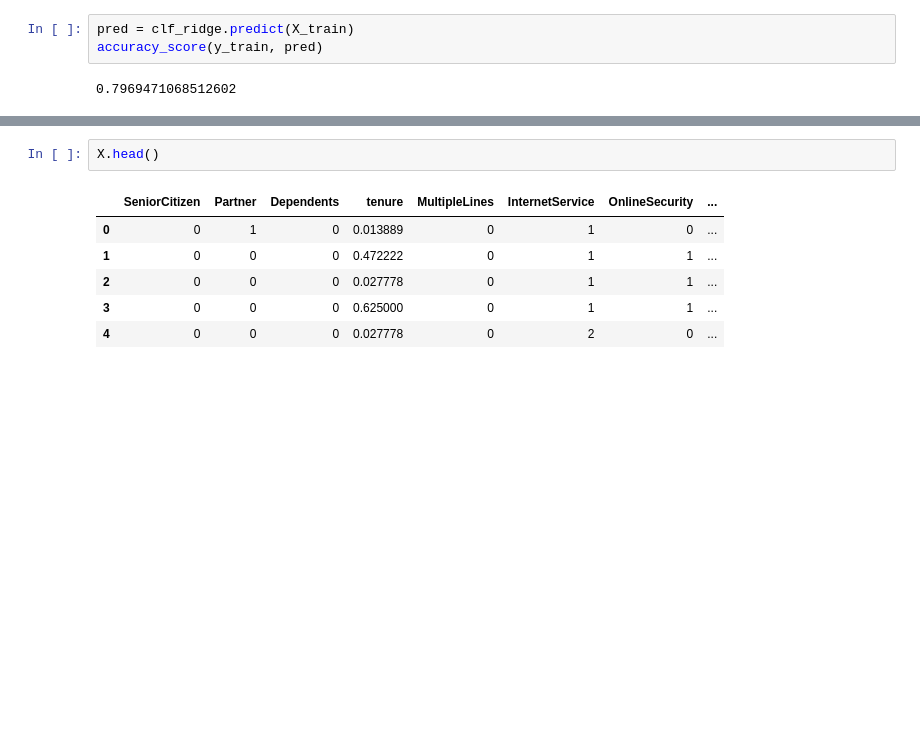
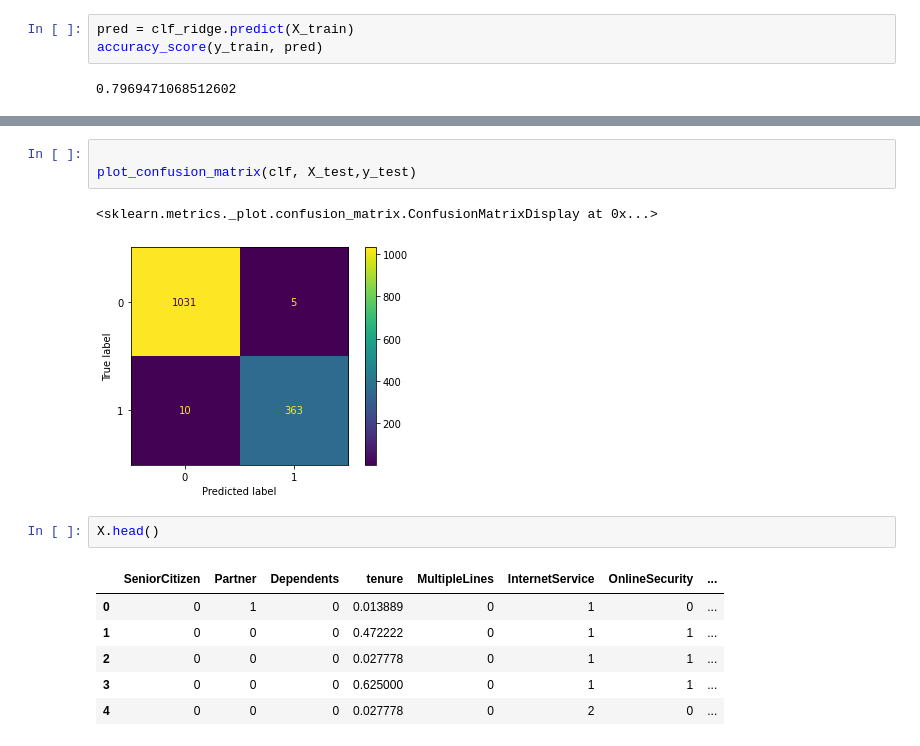
Before and after one commit to piyushthakur16/Customer_Churn_prediction_ML-Model, a Jupyter notebook: Customer_Churn_Data_in_Python.ipynb, the cells around one changed output, grey strips where cells are left out. Saved outputs shown, nothing was run; the diff lists cells and outputs as text; blank space fills up the shorter version.

```diff
--- a/Customer_Churn_Data_in_Python.ipynb
+++ b/Customer_Churn_Data_in_Python.ipynb
@@ -368,3 +375,9 @@ print(clf.best_score_)
+# %%
+
+plot_confusion_matrix(clf, X_test,y_test)
+# %% [output]
+<sklearn.metrics._plot.confusion_matrix.ConfusionMatrixDisplay at 0x...>
+[figure, added]
 # %%
 X.head()
 # %% [output]
```
Also changed, not shown: parts of 7 cells of this notebook.
